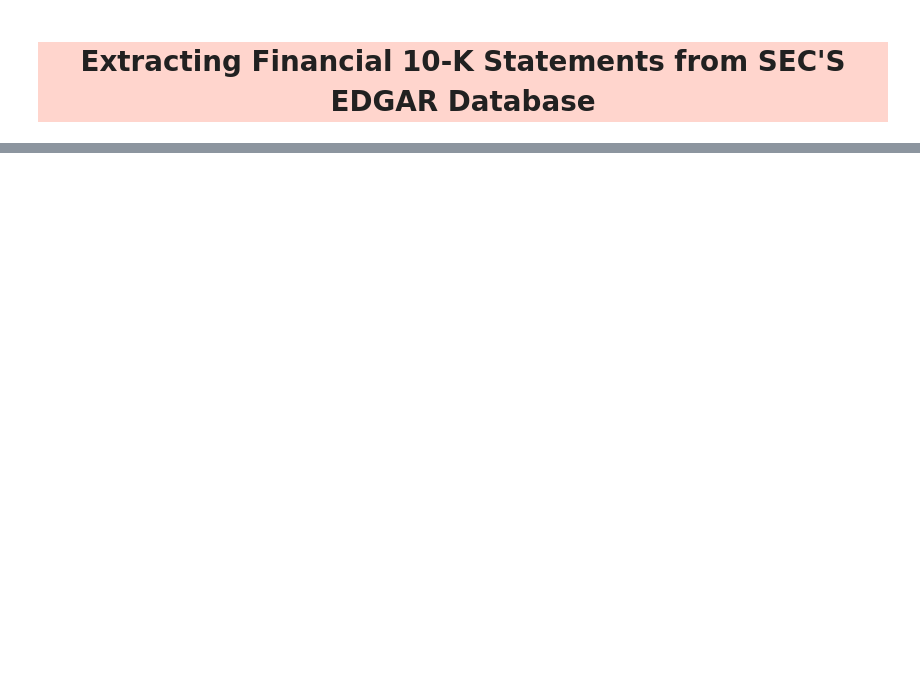
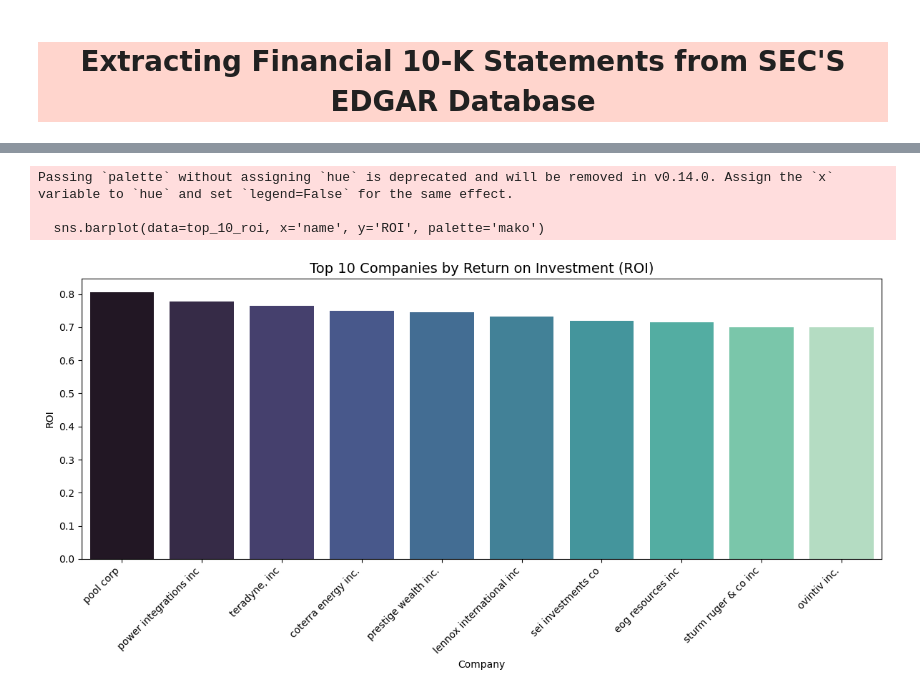
Before and after one commit to NataliaStekolnikova/credit-analysis-dashboard, a Jupyter notebook: notebooks/extracting-financial-10-k-reports-via-sec-edgar-db.ipynb, the cells around one changed output, grey strips where cells are left out. Cells and saved outputs as stored; diff of their text form; code cells hidden in the pictures; blank space fills up the shorter version.

```diff
--- a/notebooks/extracting-financial-10-k-reports-via-sec-edgar-db.ipynb
+++ b/notebooks/extracting-financial-10-k-reports-via-sec-edgar-db.ipynb
@@ -601,0 +344,19 @@ This notebook is a *work-in-progress*. In future, I intend to work on the follow
+# %%
+# --- Plot: Top 10 companies by ROI (excluding extreme outliers) ---
+filtered_roi = edf_full_clean.dropna(subset=['ROI'])
+filtered_roi = filtered_roi[filtered_roi['ROI'] < filtered_roi['ROI'].quantile(0.99)]
+top_10_roi = filtered_roi.sort_values(by='ROI', ascending=False).head(10)
+
+plt.figure(figsize=(12, 6))
+sns.barplot(data=top_10_roi, x='name', y='ROI', palette='mako')
+plt.title('Top 10 Companies by Return on Investment (ROI)', fontsize=14)
+plt.ylabel('ROI')
+plt.xlabel('Company')
+plt.xticks(rotation=45, ha='right')
+plt.tight_layout()
+plt.show()
+# %% [output]
+Passing `palette` without assigning `hue` is deprecated and will be removed in v0.14.0. Assign the `x` variable to `hue` and set `legend=False` for the same effect.
+
+  sns.barplot(data=top_10_roi, x='name', y='ROI', palette='mako')
+[figure, added]
```
Also changed, not shown: parts of 68 cells of this notebook, 3 other files.
